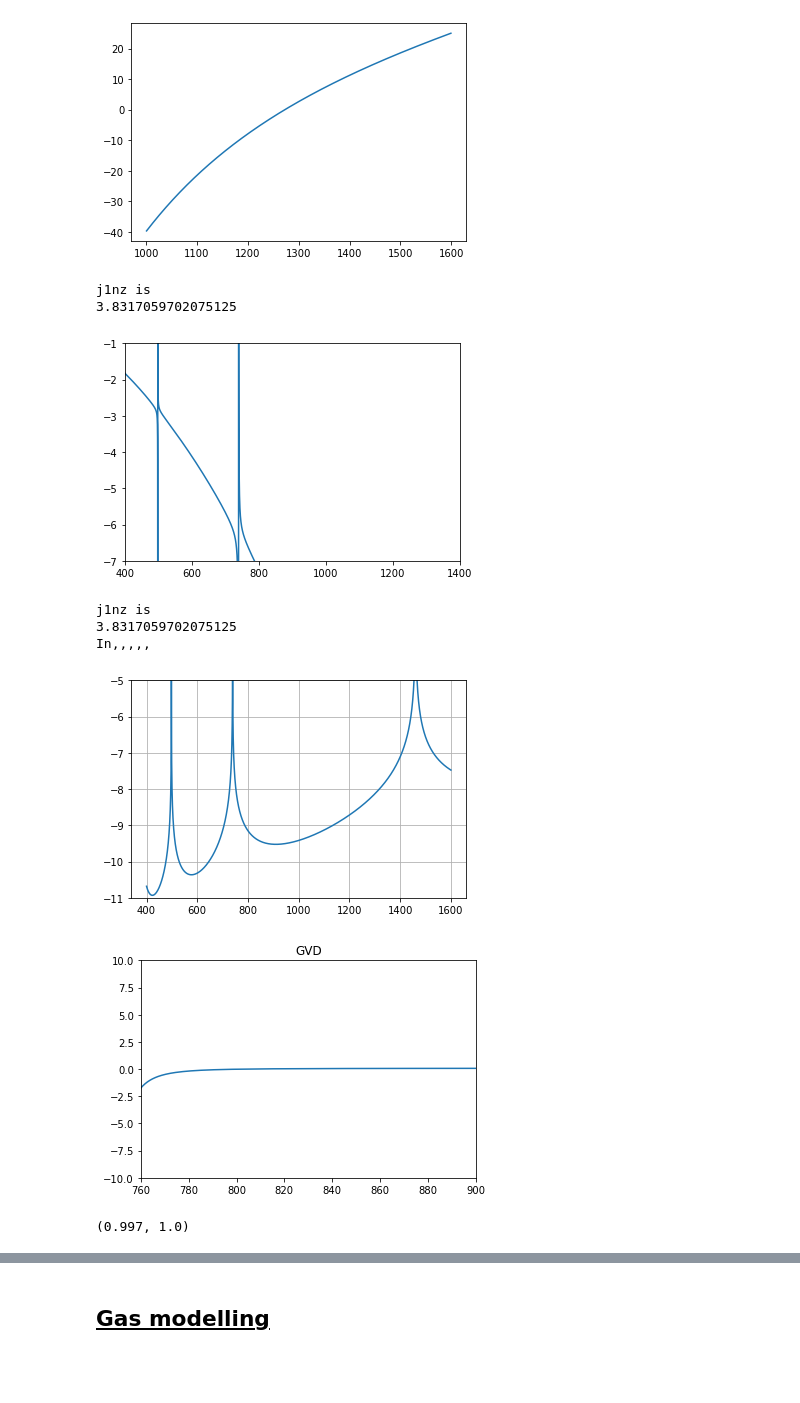
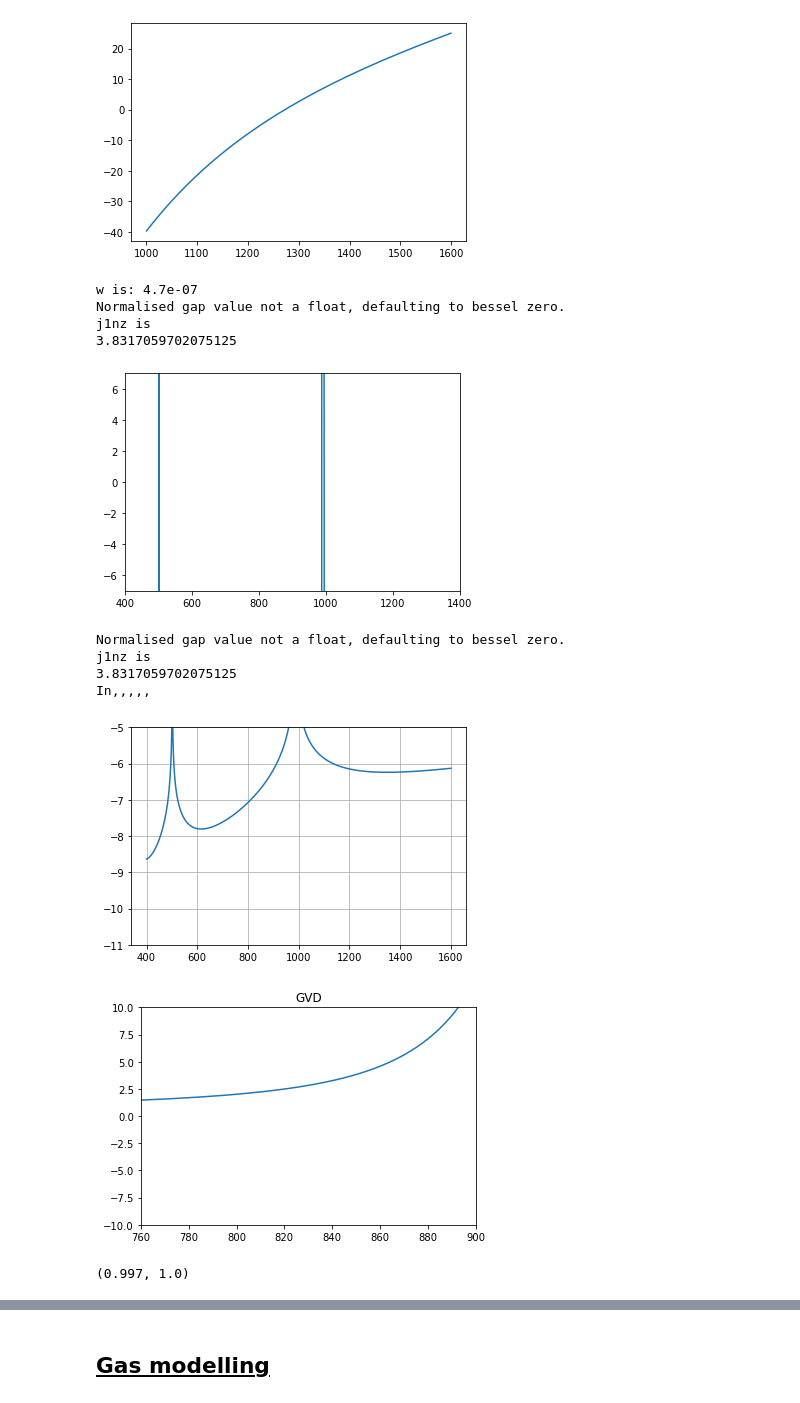
Before and after one commit to jmorse2020/FYP_Simulations, a Jupyter notebook: Modelling-tests.ipynb, the cells around one changed output, grey strips where cells are left out. Drawn from its saved outputs; the diff is of its cells as text; code cells hidden in the pictures; blank space fills up the shorter version.

```diff
--- a/Modelling-tests.ipynb
+++ b/Modelling-tests.ipynb
@@ -126,35 +127,41 @@ plt.plot(wavelengths[1: len(wavelengths) - 1], GVD[1: len(wavelengths) - 1])
 [figure]
 # %%
 wavelengths = np.linspace(400, 1600, 10000)
-index = RefractiveIndexClass.RefractiveIndex.HCF(wavelengths=wavelengths, R=80e-6,part="R")
+w = 0.5e-6 - 30e-9
+print(f"w is: {w}")
+index = RefractiveIndexClass.RefractiveIndex.HCF(wavelengths=wavelengths, w=w, R=20e-6,part="R")
 plt.plot(wavelengths, (index - 1)*1e6)
-plt.ylim([-7, -1])
+# plt.ylim([-7, -1])
+plt.ylim([-7, 7])
 plt.xlim([400, 1400])
 plt.show()
-loss = RefractiveIndexClass.RefractiveIndex.HCF(wavelengths=wavelengths, R=80e-6,part="I")
+loss = RefractiveIndexClass.RefractiveIndex.HCF(wavelengths=wavelengths, w=w, R=20e-6,part="I")
 plt.plot(wavelengths, np.log10(loss))
 plt.ylim([-11, -5])
 plt.grid()
 plt.show()
 wavelengths = wavelengths
 # plt.plot(wavelengths, index)
 beta_HCF = beta_lambda(index, wavelengths)
 GVD_HCF = GVD_lambda(beta_HCF, wavelengths)
 plt.plot(wavelengths, np.array(GVD_HCF))
 plt.title("GVD")
 plt.ylim([-10, 10])
 plt.xlim(760, 900)
 plt.show()
 plt.plot(wavelengths, np.array(Vg_lambda(beta_HCF, wavelengths)) / 3e17)
 # plt.xlim(0.4e-6, 1.4e-6)
 plt.ylim([0.9970, 1])
 # %% [output]
+w is: 4.7e-07
+Normalised gap value not a float, defaulting to bessel zero.
 j1nz is
 3.8317059702075125
-[figure, old version]
+[figure, new version]
+Normalised gap value not a float, defaulting to bessel zero.
 j1nz is
 3.8317059702075125
 In,,,,,
-[figure, old version]
+[figure, new version]
-[figure, old version]
+[figure, new version]
 (0.997, 1.0)
```
Also changed, not shown: parts of 3 cells of this notebook, 2 other files.
